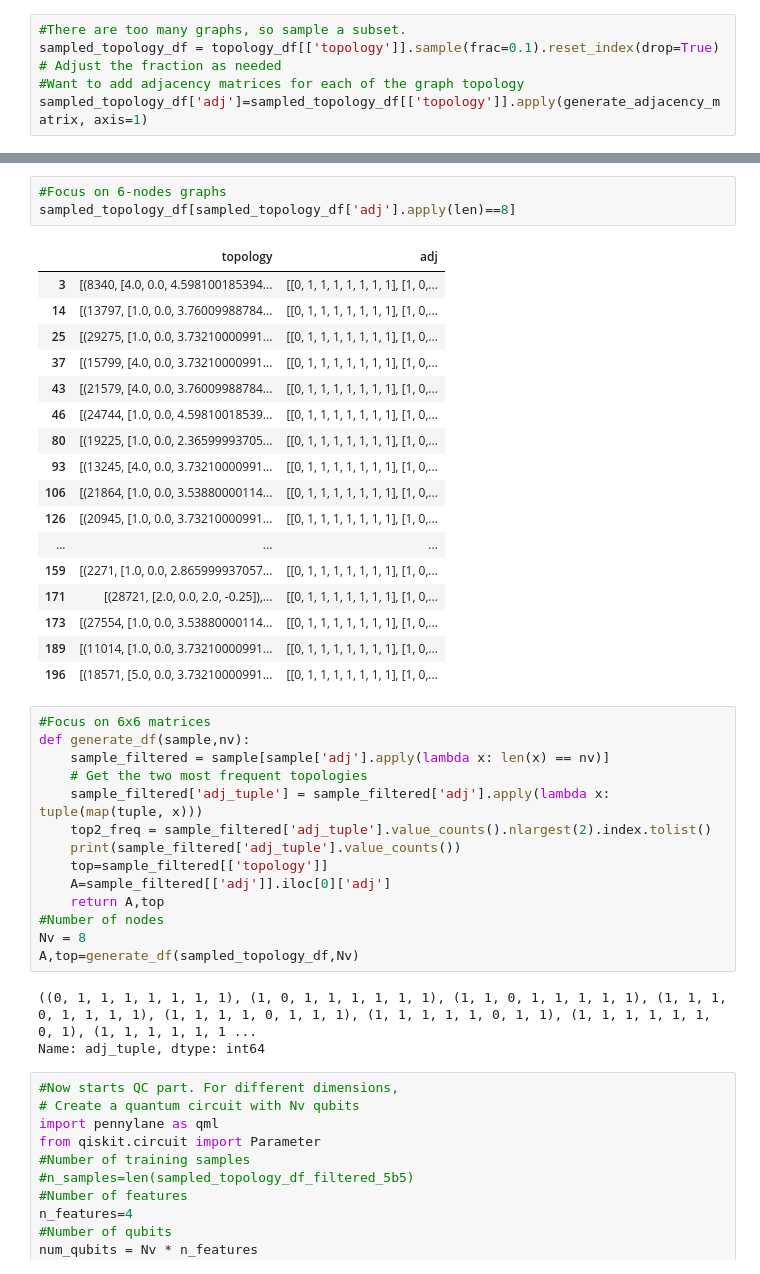
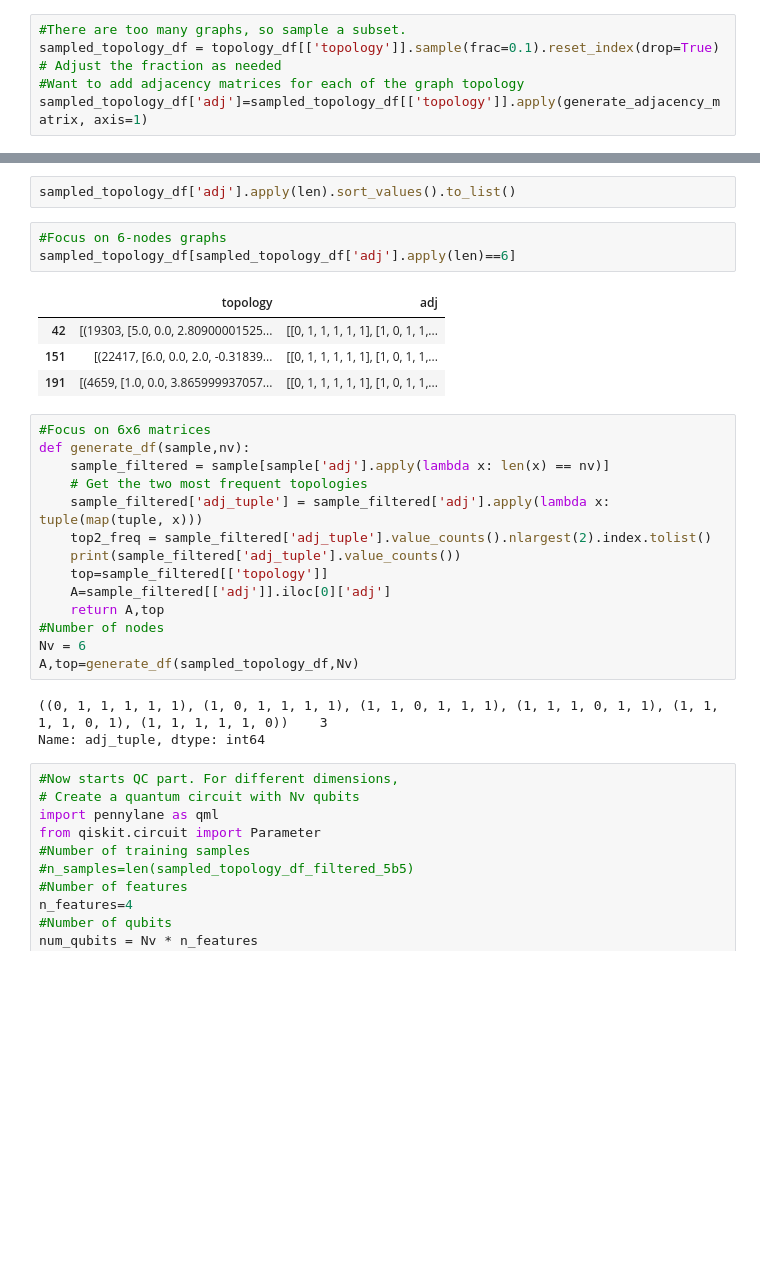
Before and after one commit to jihwanoh123/particle_trajectory, a Jupyter notebook: Graph-level-AIDS.ipynb, the cells around one changed output, grey strips where cells are left out. Cells and saved outputs as stored; diff of their text form; blank space fills up the shorter version.

```diff
--- a/Graph-level-AIDS.ipynb
+++ b/Graph-level-AIDS.ipynb
@@ -94,24 +74,13 @@ sampled_topology_df['adj'].apply(len).sort_values().to_list()
+# %%
+sampled_topology_df['adj'].apply(len).sort_values().to_list()
 # %%
 #Focus on 6-nodes graphs
-sampled_topology_df[sampled_topology_df['adj'].apply(len)==8]
+sampled_topology_df[sampled_topology_df['adj'].apply(len)==6]
 # %% [output]
 |  | topology | adj |
-| 3 | [(8340, [4.0, 0.0, 4.598100185394... | [[0, 1, 1, 1, 1, 1, 1, 1], [1, 0,... |
-| 14 | [(13797, [1.0, 0.0, 3.76009988784... | [[0, 1, 1, 1, 1, 1, 1, 1], [1, 0,... |
-| 25 | [(29275, [1.0, 0.0, 3.73210000991... | [[0, 1, 1, 1, 1, 1, 1, 1], [1, 0,... |
-| 37 | [(15799, [4.0, 0.0, 3.73210000991... | [[0, 1, 1, 1, 1, 1, 1, 1], [1, 0,... |
-| 43 | [(21579, [4.0, 0.0, 3.76009988784... | [[0, 1, 1, 1, 1, 1, 1, 1], [1, 0,... |
-| 46 | [(24744, [1.0, 0.0, 4.59810018539... | [[0, 1, 1, 1, 1, 1, 1, 1], [1, 0,... |
-| 80 | [(19225, [1.0, 0.0, 2.36599993705... | [[0, 1, 1, 1, 1, 1, 1, 1], [1, 0,... |
-| 93 | [(13245, [4.0, 0.0, 3.73210000991... | [[0, 1, 1, 1, 1, 1, 1, 1], [1, 0,... |
-| 106 | [(21864, [1.0, 0.0, 3.53880000114... | [[0, 1, 1, 1, 1, 1, 1, 1], [1, 0,... |
-| 126 | [(20945, [1.0, 0.0, 3.73210000991... | [[0, 1, 1, 1, 1, 1, 1, 1], [1, 0,... |
-| ... | ... | ... |
-| 159 | [(2271, [1.0, 0.0, 2.865999937057... | [[0, 1, 1, 1, 1, 1, 1, 1], [1, 0,... |
-| 171 | [(28721, [2.0, 0.0, 2.0, -0.25]),... | [[0, 1, 1, 1, 1, 1, 1, 1], [1, 0,... |
-| 173 | [(27554, [1.0, 0.0, 3.53880000114... | [[0, 1, 1, 1, 1, 1, 1, 1], [1, 0,... |
-| 189 | [(11014, [1.0, 0.0, 3.73210000991... | [[0, 1, 1, 1, 1, 1, 1, 1], [1, 0,... |
-| 196 | [(18571, [5.0, 0.0, 3.73210000991... | [[0, 1, 1, 1, 1, 1, 1, 1], [1, 0,... |
+| 42 | [(19303, [5.0, 0.0, 2.80900001525... | [[0, 1, 1, 1, 1, 1], [1, 0, 1, 1,... |
+| 151 | [(22417, [6.0, 0.0, 2.0, -0.31839... | [[0, 1, 1, 1, 1, 1], [1, 0, 1, 1,... |
+| 191 | [(4659, [1.0, 0.0, 3.865999937057... | [[0, 1, 1, 1, 1, 1], [1, 0, 1, 1,... |
 # %%
 #Focus on 6x6 matrices
 def generate_df(sample,nv):
@@ -124,10 +93,10 @@ def generate_df(sample,nv):
     A=sample_filtered[['adj']].iloc[0]['adj']
     return A,top
 #Number of nodes
-Nv = 8
+Nv = 6
 A,top=generate_df(sampled_topology_df,Nv)
 # %% [output]
-((0, 1, 1, 1, 1, 1, 1, 1), (1, 0, 1, 1, 1, 1, 1, 1), (1, 1, 0, 1, 1, 1, 1, 1), (1, 1, 1, 0, 1, 1, 1, 1), (1, 1, 1, 1, 0, 1, 1, 1), (1, 1, 1, 1, 1, 0, 1, 1), (1, 1, 1, 1, 1, 1, 0, 1), (1, 1, 1, 1, 1, 1 ...
+((0, 1, 1, 1, 1, 1), (1, 0, 1, 1, 1, 1), (1, 1, 0, 1, 1, 1), (1, 1, 1, 0, 1, 1), (1, 1, 1, 1, 0, 1), (1, 1, 1, 1, 1, 0))    3
 Name: adj_tuple, dtype: int64
 # %%
 #Now starts QC part. For different dimensions,
```
Also changed, not shown: parts of 4 cells of this notebook.
